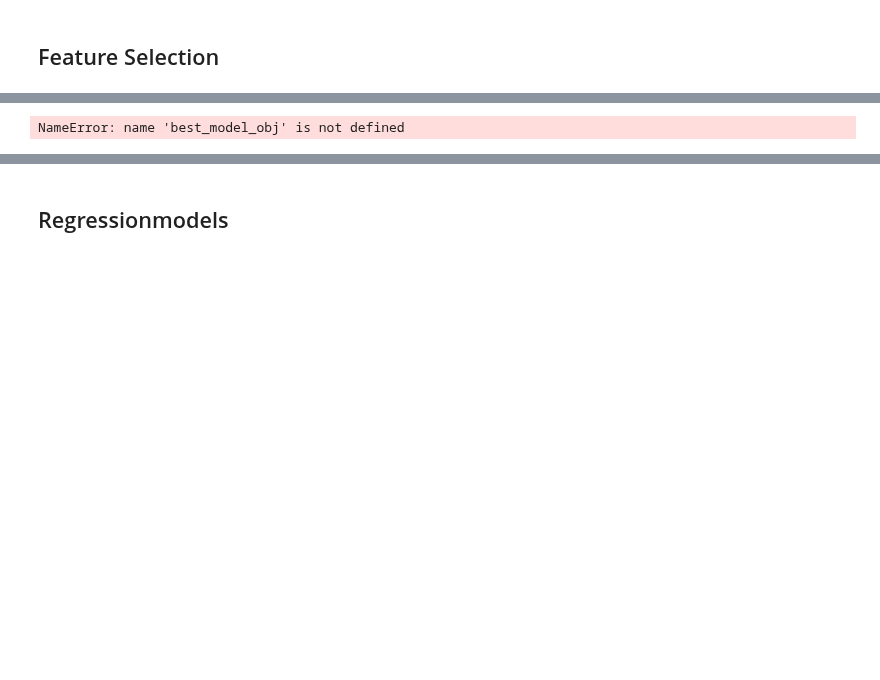
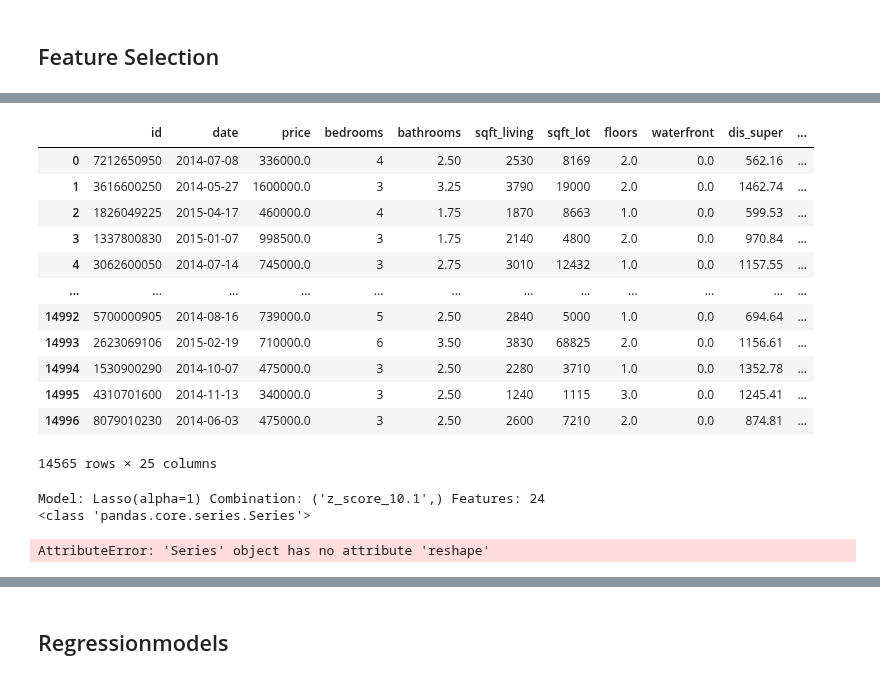
Before and after one commit to robring/advancedDatascience_CaseStudy, a Jupyter notebook: testing.ipynb, the cells around one changed output, grey strips where cells are left out. Cells and saved outputs as stored; diff of their text form; code cells hidden in the pictures; blank space fills up the shorter version.

```diff
--- a/testing.ipynb
+++ b/testing.ipynb
@@ -290,13 +365,36 @@ print(f'{bold("Lowest mae:")} {mae_best}')
 # %%
-df.columns
+df
+# %% [output]
+|  | id | date | price | bedrooms | bathrooms | sqft_living | sqft_lot | floors | waterfront | dis_super | ... |
+| 0 | 7212650950 | 2014-07-08 | 336000.0 | 4 | 2.50 | 2530 | 8169 | 2.0 | 0.0 | 562.16 | ... |
+| 1 | 3616600250 | 2014-05-27 | 1600000.0 | 3 | 3.25 | 3790 | 19000 | 2.0 | 0.0 | 1462.74 | ... |
+| 2 | 1826049225 | 2015-04-17 | 460000.0 | 4 | 1.75 | 1870 | 8663 | 1.0 | 0.0 | 599.53 | ... |
+| 3 | 1337800830 | 2015-01-07 | 998500.0 | 3 | 1.75 | 2140 | 4800 | 2.0 | 0.0 | 970.84 | ... |
+| 4 | 3062600050 | 2014-07-14 | 745000.0 | 3 | 2.75 | 3010 | 12432 | 1.0 | 0.0 | 1157.55 | ... |
+| ... | ... | ... | ... | ... | ... | ... | ... | ... | ... | ... | ... |
+| 14992 | 5700000905 | 2014-08-16 | 739000.0 | 5 | 2.50 | 2840 | 5000 | 1.0 | 0.0 | 694.64 | ... |
+| 14993 | 2623069106 | 2015-02-19 | 710000.0 | 6 | 3.50 | 3830 | 68825 | 2.0 | 0.0 | 1156.61 | ... |
+| 14994 | 1530900290 | 2014-10-07 | 475000.0 | 3 | 2.50 | 2280 | 3710 | 1.0 | 0.0 | 1352.78 | ... |
+| 14995 | 4310701600 | 2014-11-13 | 340000.0 | 3 | 2.50 | 1240 | 1115 | 3.0 | 0.0 | 1245.41 | ... |
+| 14996 | 8079010230 | 2014-06-03 | 475000.0 | 3 | 2.50 | 2600 | 7210 | 2.0 | 0.0 | 874.81 | ... |
+14565 rows × 25 columns
 # %%
-X_train, X_test, y_train, y_test =  best_model_obj.get_data()
+number = 15
+print(model_obj_list[number])
+lassotest = model_obj_list[number]
+X_train, X_test, y_train, y_test =  lassotest.get_data()
 X = np.append(X_train, X_test, axis=0)
+print(type(y_test))
 y = np.append(y_train, y_test.reshape(len(y_test), 1), axis=0)
+print(X_train.shape, X_test.shape)
+print(y_train.shape, y_test.shape)
+
 X_y = np.append(X, y, axis=1)
 features = df.columns.to_list()
 df_adsa = pd.DataFrame(X_y, columns=features)
 
 df_adsa
 # %% [output]
-NameError: name 'best_model_obj' is not defined
+Model: Lasso(alpha=1) Combination: ('z_score_10.1',) Features: 24
+<class 'pandas.core.series.Series'>
+AttributeError: 'Series' object has no attribute 'reshape'
```
Also changed, not shown: parts of 17 cells of this notebook, 1 other file.
